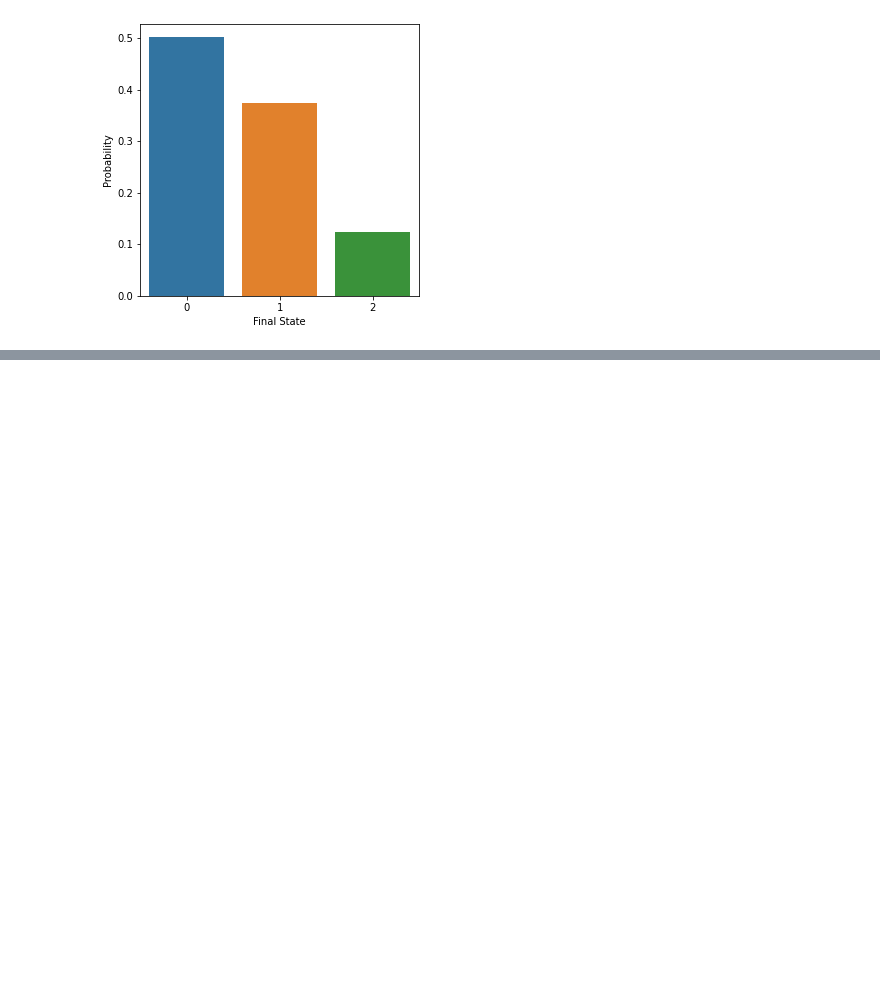
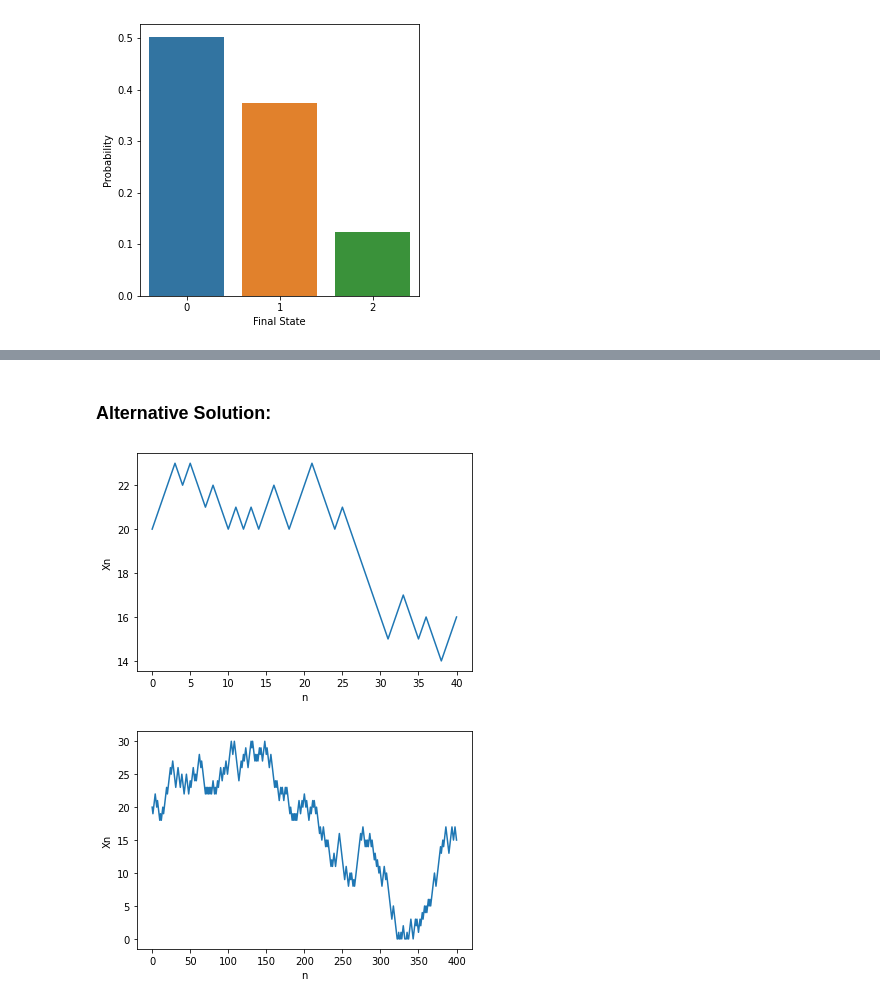
Before and after one commit to smtnkc/stochastic, a Jupyter notebook: examples.ipynb, the cells around one changed output, grey strips where cells are left out. Saved outputs shown, nothing was run; the diff lists cells and outputs as text; code cells hidden in the pictures; blank space fills up the shorter version.

```diff
--- a/examples.ipynb
+++ b/examples.ipynb
@@ -174,0 +201,43 @@ plt.show()
+# %% [markdown]
+### Alternative Solution:
+# %%
+def simulate_router(p, c, x0, n):
+    # Define the transition probability matrix
+    P = np.zeros((c+1, c+1))
+    for i in range(c):
+        P[i, i+1] = p
+        P[i+1, i] = 1 - p
+    P[c, c] = 1 - p
+
+    # Find the stationary probabilities
+    w, v = np.linalg.eig(P.T)
+    j_stationary = np.argmin(np.abs(w - 1.0))
+    pi = v[:, j_stationary].real
+    pi = pi / np.sum(pi)
+
+    # Simulate the router buffer
+    x = np.zeros(n+1)
+    x[0] = x0
+    for i in range(n):
+        if np.random.rand() < p and x[i] < c:
+            x[i+1] = x[i] + 1
+        elif x[i] > 0:
+            x[i+1] = x[i] - 1
+        else:
+            x[i+1] = x[i]
+    return x, pi
+# %%
+x, pi = simulate_router(p=0.48, c=30, x0=20, n=40)
+plt.plot(range(len(x)), x)
+plt.xlabel('n')
+plt.ylabel('Xn')
+plt.show()
+
+x, pi = simulate_router(p=0.48, c=30, x0=20, n=400)
+plt.plot(range(len(x)), x)
+plt.xlabel('n')
+plt.ylabel('Xn')
+plt.show()
+# %% [output]
+[figure, added]
+[figure, added]
```
Also changed, not shown: parts of 17 cells of this notebook.
